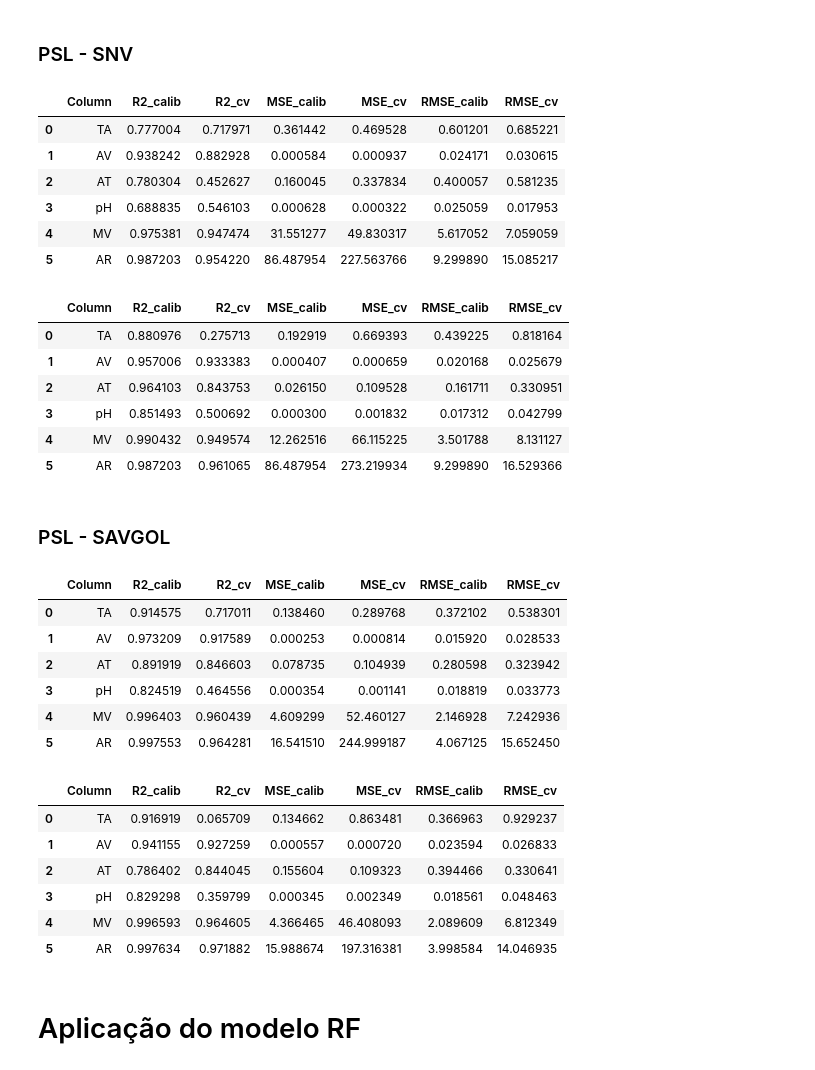
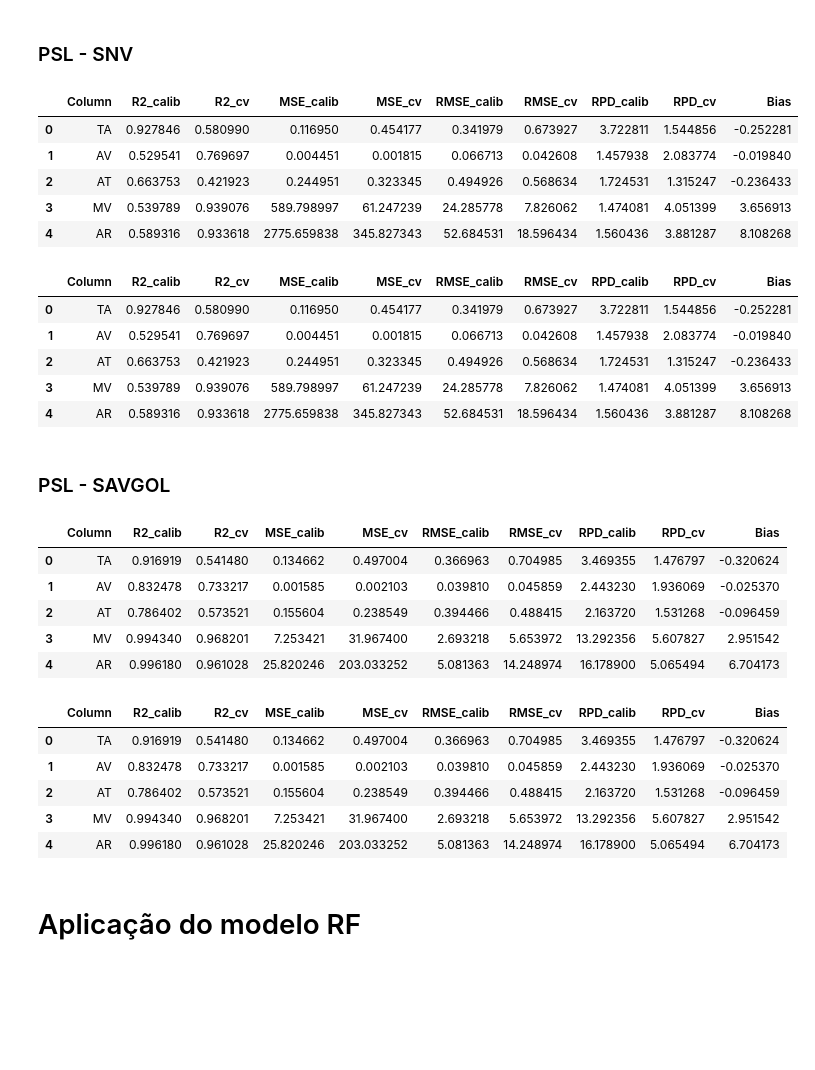
Before and after one commit to xndrxssx/field_spec_data_tests, a Jupyter notebook: field_spec_predição.ipynb, the cells around one changed output. Drawn from its saved outputs; the diff is of its cells as text; code cells hidden in the pictures; blank space fills up the shorter version.

```diff
--- a/field_spec_predição.ipynb
+++ b/field_spec_predição.ipynb
@@ -250,6 +257,6 @@ plt.show()
 # Divisão de dados
 # %%
 # Lista de conjuntos de dados espectrais (X) e atributos de qualidade (Y) para cada dispositivo
-Y = fs_df[['TA', 'AV', 'AT', 'pH', 'MV', 'AR']]
+Y = fs_df[['TA', 'AV', 'AT', 'MV', 'AR']]
 X = dados_wl
-Y_ar = fs_df['AR'].values
+X_train_fs, X_test_fs, y_train_fs, y_test_fs = train_test_split(X, Y, test_size=0.3, random_state = 0)
@@ -258,7 +373,7 @@ Y_ar = fs_df['AR'].values
 # %% [markdown]
 ### PSL (k-fold e cv)
 # %%
-def optimise_pls_cv(X, Y, n_comp):
+def optimise_pls_cv(X, Y, n_comp, random_state=0):
     '''
     Executa o PLS incluindo um número variável de componentes, até n_comp,
     e calcula MSE, RMSE, R^2 e RPD para calibração e validação.
@@ -279,7 +394,7 @@ def optimise_pls_cv(X, Y, n_comp):
         y = Y[col]  # Seleciona a coluna atual de Y
 
         mse_col = []  # Lista para armazenar os MSEs para a coluna atual
-        component = np.arange(1, n_comp)  # Número de componentes a serem testados
+        component = np.arange(1, n_comp+1)  # Número de componentes a serem testados
 
         # Itera sobre cada número de componentes
         for i in component:
@@ -346,7 +461,7 @@ def optimise_pls_cv(X, Y, n_comp):
 
     return results_df
 # %%
-def optimise_pls_cv(X, Y, n_comp, test_size=0.3, random_state=None):
+def optimise_pls_cv(X, Y, n_comp, test_size=0.3, random_state=0):
     '''
     Executa o PLS incluindo um número variável de componentes, até n_comp,
     e calcula MSE, RMSE, R^2, RPD e bias usando divisão 70-30.
@@ -362,7 +477,7 @@ def optimise_pls_cv(X, Y, n_comp, test_size=0.3, random_state=None):
         mse_fold = []  # Lista para armazenar os MSEs para cada número de componentes
 
         # Itera sobre cada número de componentes de 1 até n_comp-1
-        for i in range(1, n_comp):
+        for i in range(1, n_comp+1):
             pls = PLSRegression(n_components=i)  # Cria o modelo PLS com i componentes
 
             # Ajusta o modelo PLS ao conjunto de treino
@@ -428,10 +543,10 @@ def optimise_pls_cv(X, Y, n_comp, test_size=0.3, random_state=None):
 
 # Supondo que você tenha X e Y definidos
 # Aplica a função optimise_pls_cv a diferentes conjuntos de dados
-results_pls_raw = optimise_pls_cv(dados_wl, Y, n_comp=6, random_state=42)
-results_pls_msc = optimise_pls_cv(df_msc, Y, n_comp=6, random_state=42)
-results_pls_snv = optimise_pls_cv(df_snv, Y, n_comp=6, random_state=42)
-results_pls_sg = optimise_pls_cv(sav_gol, Y, n_comp=6, random_state=42)
+results_pls_raw = optimise_pls_cv(dados_wl, Y, n_comp=6, random_state=0)
+results_pls_msc = optimise_pls_cv(df_msc, Y, n_comp=6, random_state=0)
+results_pls_snv = optimise_pls_cv(df_snv, Y, n_comp=6, random_state=0)
+results_pls_sg = optimise_pls_cv(sav_gol, Y, n_comp=6, random_state=0)
 # %% [markdown]
 ### PSL - RAW
 # %%
@@ -481,49 +592,45 @@ results_pls_msc
 # %% [markdown]
 ### PSL - SNV
 # %%
-snv_psl = optimise_pls_cv(df_snv,Y,5)
+snv_psl = optimise_pls_cv(df_snv,Y,6)
 snv_psl
 # %% [output]
-|  | Column | R2_calib | R2_cv | MSE_calib | MSE_cv | RMSE_calib | RMSE_cv |
-| 0 | TA | 0.777004 | 0.717971 | 0.361442 | 0.469528 | 0.601201 | 0.685221 |
-| 1 | AV | 0.938242 | 0.882928 | 0.000584 | 0.000937 | 0.024171 | 0.030615 |
-| 2 | AT | 0.780304 | 0.452627 | 0.160045 | 0.337834 | 0.400057 | 0.581235 |
-| 3 | pH | 0.688835 | 0.546103 | 0.000628 | 0.000322 | 0.025059 | 0.017953 |
-| 4 | MV | 0.975381 | 0.947474 | 31.551277 | 49.830317 | 5.617052 | 7.059059 |
-| 5 | AR | 0.987203 | 0.954220 | 86.487954 | 227.563766 | 9.299890 | 15.085217 |
+|  | Column | R2_calib | R2_cv | MSE_calib | MSE_cv | RMSE_calib | RMSE_cv | RPD_calib | RPD_cv | Bias |
+| 0 | TA | 0.927846 | 0.580990 | 0.116950 | 0.454177 | 0.341979 | 0.673927 | 3.722811 | 1.544856 | -0.252281 |
+| 1 | AV | 0.529541 | 0.769697 | 0.004451 | 0.001815 | 0.066713 | 0.042608 | 1.457938 | 2.083774 | -0.019840 |
+| 2 | AT | 0.663753 | 0.421923 | 0.244951 | 0.323345 | 0.494926 | 0.568634 | 1.724531 | 1.315247 | -0.236433 |
+| 3 | MV | 0.539789 | 0.939076 | 589.798997 | 61.247239 | 24.285778 | 7.826062 | 1.474081 | 4.051399 | 3.656913 |
+| 4 | AR | 0.589316 | 0.933618 | 2775.659838 | 345.827343 | 52.684531 | 18.596434 | 1.560436 | 3.881287 | 8.108268 |
 # %%
 results_pls_snv
 # %% [output]
-|  | Column | R2_calib | R2_cv | MSE_calib | MSE_cv | RMSE_calib | RMSE_cv |
-| 0 | TA | 0.880976 | 0.275713 | 0.192919 | 0.669393 | 0.439225 | 0.818164 |
-| 1 | AV | 0.957006 | 0.933383 | 0.000407 | 0.000659 | 0.020168 | 0.025679 |
-| 2 | AT | 0.964103 | 0.843753 | 0.026150 | 0.109528 | 0.161711 | 0.330951 |
-| 3 | pH | 0.851493 | 0.500692 | 0.000300 | 0.001832 | 0.017312 | 0.042799 |
-| 4 | MV | 0.990432 | 0.949574 | 12.262516 | 66.115225 | 3.501788 | 8.131127 |
-| 5 | AR | 0.987203 | 0.961065 | 86.487954 | 273.219934 | 9.299890 | 16.529366 |
+|  | Column | R2_calib | R2_cv | MSE_calib | MSE_cv | RMSE_calib | RMSE_cv | RPD_calib | RPD_cv | Bias |
+| 0 | TA | 0.927846 | 0.580990 | 0.116950 | 0.454177 | 0.341979 | 0.673927 | 3.722811 | 1.544856 | -0.252281 |
+| 1 | AV | 0.529541 | 0.769697 | 0.004451 | 0.001815 | 0.066713 | 0.042608 | 1.457938 | 2.083774 | -0.019840 |
+| 2 | AT | 0.663753 | 0.421923 | 0.244951 | 0.323345 | 0.494926 | 0.568634 | 1.724531 | 1.315247 | -0.236433 |
+| 3 | MV | 0.539789 | 0.939076 | 589.798997 | 61.247239 | 24.285778 | 7.826062 | 1.474081 | 4.051399 | 3.656913 |
+| 4 | AR | 0.589316 | 0.933618 | 2775.659838 | 345.827343 | 52.684531 | 18.596434 | 1.560436 | 3.881287 | 8.108268 |
 # %% [markdown]
 ### PSL - SAVGOL
 # %%
-savgol_psl = optimise_pls_cv(sav_gol,Y,5)
+savgol_psl = optimise_pls_cv(df_savgol,Y,6)
 savgol_psl
 # %% [output]
-|  | Column | R2_calib | R2_cv | MSE_calib | MSE_cv | RMSE_calib | RMSE_cv |
-| 0 | TA | 0.914575 | 0.717011 | 0.138460 | 0.289768 | 0.372102 | 0.538301 |
-| 1 | AV | 0.973209 | 0.917589 | 0.000253 | 0.000814 | 0.015920 | 0.028533 |
-| 2 | AT | 0.891919 | 0.846603 | 0.078735 | 0.104939 | 0.280598 | 0.323942 |
-| 3 | pH | 0.824519 | 0.464556 | 0.000354 | 0.001141 | 0.018819 | 0.033773 |
-| 4 | MV | 0.996403 | 0.960439 | 4.609299 | 52.460127 | 2.146928 | 7.242936 |
-| 5 | AR | 0.997553 | 0.964281 | 16.541510 | 244.999187 | 4.067125 | 15.652450 |
+|  | Column | R2_calib | R2_cv | MSE_calib | MSE_cv | RMSE_calib | RMSE_cv | RPD_calib | RPD_cv | Bias |
+| 0 | TA | 0.916919 | 0.541480 | 0.134662 | 0.497004 | 0.366963 | 0.704985 | 3.469355 | 1.476797 | -0.320624 |
+| 1 | AV | 0.832478 | 0.733217 | 0.001585 | 0.002103 | 0.039810 | 0.045859 | 2.443230 | 1.936069 | -0.025370 |
+| 2 | AT | 0.786402 | 0.573521 | 0.155604 | 0.238549 | 0.394466 | 0.488415 | 2.163720 | 1.531268 | -0.096459 |
+| 3 | MV | 0.994340 | 0.968201 | 7.253421 | 31.967400 | 2.693218 | 5.653972 | 13.292356 | 5.607827 | 2.951542 |
+| 4 | AR | 0.996180 | 0.961028 | 25.820246 | 203.033252 | 5.081363 | 14.248974 | 16.178900 | 5.065494 | 6.704173 |
 # %%
 results_pls_sg
 # %% [output]
-|  | Column | R2_calib | R2_cv | MSE_calib | MSE_cv | RMSE_calib | RMSE_cv |
-| 0 | TA | 0.916919 | 0.065709 | 0.134662 | 0.863481 | 0.366963 | 0.929237 |
-| 1 | AV | 0.941155 | 0.927259 | 0.000557 | 0.000720 | 0.023594 | 0.026833 |
-| 2 | AT | 0.786402 | 0.844045 | 0.155604 | 0.109323 | 0.394466 | 0.330641 |
-| 3 | pH | 0.829298 | 0.359799 | 0.000345 | 0.002349 | 0.018561 | 0.048463 |
-| 4 | MV | 0.996593 | 0.964605 | 4.366465 | 46.408093 | 2.089609 | 6.812349 |
-| 5 | AR | 0.997634 | 0.971882 | 15.988674 | 197.316381 | 3.998584 | 14.046935 |
+|  | Column | R2_calib | R2_cv | MSE_calib | MSE_cv | RMSE_calib | RMSE_cv | RPD_calib | RPD_cv | Bias |
+| 0 | TA | 0.916919 | 0.541480 | 0.134662 | 0.497004 | 0.366963 | 0.704985 | 3.469355 | 1.476797 | -0.320624 |
+| 1 | AV | 0.832478 | 0.733217 | 0.001585 | 0.002103 | 0.039810 | 0.045859 | 2.443230 | 1.936069 | -0.025370 |
+| 2 | AT | 0.786402 | 0.573521 | 0.155604 | 0.238549 | 0.394466 | 0.488415 | 2.163720 | 1.531268 | -0.096459 |
+| 3 | MV | 0.994340 | 0.968201 | 7.253421 | 31.967400 | 2.693218 | 5.653972 | 13.292356 | 5.607827 | 2.951542 |
+| 4 | AR | 0.996180 | 0.961028 | 25.820246 | 203.033252 | 5.081363 | 14.248974 | 16.178900 | 5.065494 | 6.704173 |
 # %% [markdown]
 # Aplicação do modelo RF
 # %% [markdown]
```
Also changed, not shown: parts of 45 cells of this notebook, 14 other files.
